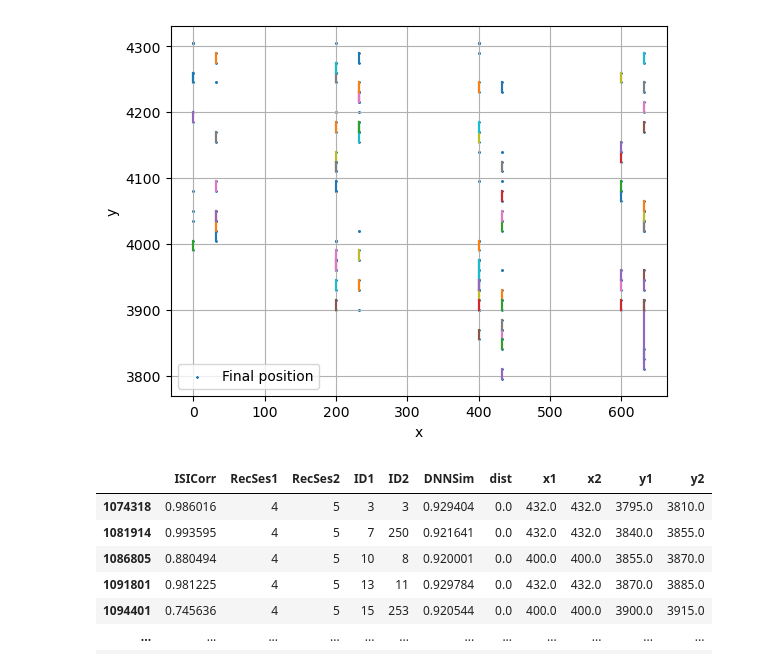
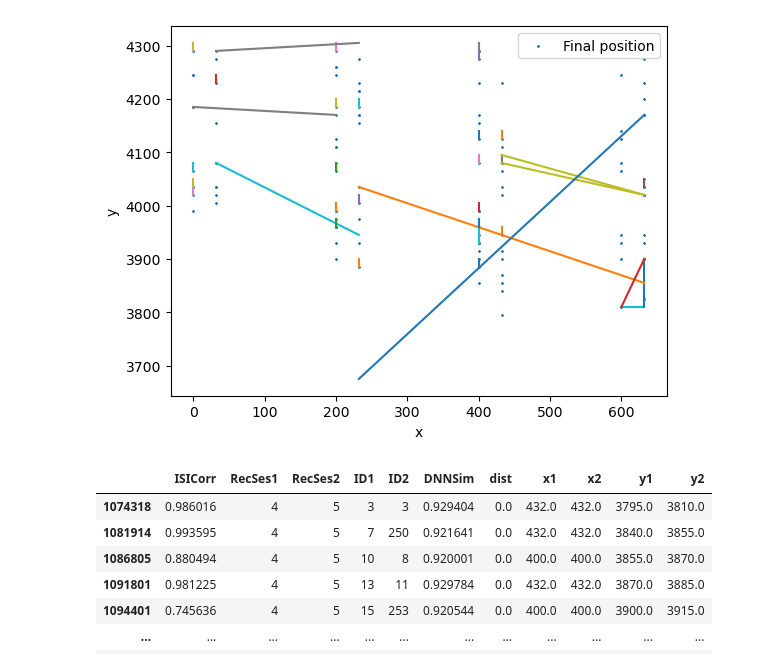
Before and after one commit to suyash144/DeepMatch, a Jupyter notebook: plotting/neuron_pos.ipynb, the cells around one changed output. Drawn from its saved outputs; the diff is of its cells as text; code cells hidden in the pictures.

```diff
--- a/plotting/neuron_pos.ipynb
+++ b/plotting/neuron_pos.ipynb
@@ -53,6 +53,16 @@ matches_across = remove_split_units(mt_path, within, matches_across, thresh, "DN
 um_matches = remove_split_units(mt_path, within, um_matches, thresh_um, "MatchProb")
 
 filtered_matches = spatial_filter(mt_path, matches_across, 20, plot_drift=False)
+# %%
+exp_ids, metadata = mtpath_to_expids(mt_path, matches_across)
+test_data_root = mt_path[:mt_path.find(metadata["mouse"])]
+positions = {}
+for recses, exp_id in exp_ids.items():
+    fp = os.path.join(test_data_root, metadata["mouse"], metadata["probe"],
+                        metadata["loc"], exp_id, "processed_waveforms")
+    pos_dict = read_pos(fp)
+    positions[recses] = pd.DataFrame(pos_dict)
+corrections = get_corrections(matches_across, positions)
 # %%
 exp_ids, metadata = mtpath_to_expids(mt_path, matches_across)
 test_data_root = mt_path[:mt_path.find(metadata["mouse"])]
@@ -108,6 +118,18 @@ def add_pos(df):
         df.at[idx, "y2"] = pos2["y"].item()
     return df
 
+def add_dc_pos(df):
+    'Adds drift corrected positions rather than raw positions.'
+    df.insert(len(df.columns), "y2dc", '')
+    for idx, match in df.iterrows():
+        df1 = positions[match["RecSes1"]]
+        df2 = positions[match["RecSes2"]]
+        pos1=df1.loc[df1["file"]==match["ID1"]]
+        pos2=df2.loc[df2["file"]==match["ID2"]]
+        correction = corrections.loc[(corrections["rec1"]==match["RecSes1"]) & (corrections["rec2"]==match["RecSes2"])
+                                     & (corrections["shank"]==round(match["x1"], -2)), "ydiff"]
+        df.at[idx, "y2dc"] = pos2["y"].item() - correction.item()
+    return df
 # across_samples = across.sample(10)
 
 
@@ -137,23 +159,27 @@ def add_pos(df):
 #     no_dc.at[idx, "y2"] = pos2["y"].item()
 
 # filtered_matches = add_pos(filtered_matches)
-shank_filtered = add_pos(shank_filtered)
+# shank_filtered = add_pos(shank_filtered)
+# filtered_matches = add_dc_pos(filtered_matches)
+# matches_across = add_pos(matches_across)
+# matches_across = add_dc_pos(matches_across)
+
+matches_across = spatial_filter(mt_path, matches_across, 1e10, False, False)
 # %%
-one_way = filtered_matches.loc[(matches_across["RecSes1"]==rec1) & (matches_across["RecSes2"]==rec2)]
-# no_dc_one_way = no_dc.loc[(no_dc["RecSes1"]==rec1) & (no_dc["RecSes2"]==rec2)]
+one_way = filtered_matches.loc[(filtered_matches["RecSes1"]==rec1) & (filtered_matches["RecSes2"]==rec2)]
+one_way_no_spatial = matches_across.loc[(matches_across["RecSes1"]==rec1) & (matches_across["RecSes2"]==rec2)]
 shank_filtered_one_way = shank_filtered.loc[(shank_filtered["RecSes1"]==rec1) & (shank_filtered["RecSes2"]==rec2)]
-for idx, row in shank_filtered.iterrows():
-    plt.plot([row["x1"], row["x2"]], [row["y1"], row["y2"]])
+for idx, row in one_way_no_spatial.iterrows():
+    plt.plot([row["x1"], row["x2"]], [row["y1"], row["y2dc"]])
 # for idx, row in across_samples.iterrows():
 #     plt.plot([row["x1"], row["x2"]], [row["y1"], row["y2"]])
-plt.scatter(shank_filtered["x2"], shank_filtered["y2"], s=1, label="Final position", marker='*')
+plt.scatter(one_way_no_spatial["x2"], one_way_no_spatial["y2dc"], s=1, label="Final position", marker='*')
 plt.xlabel("x")
 plt.ylabel("y")
 plt.legend()
-plt.grid()
 plt.show()
 # %% [output]
-[figure, old version]
+[figure, new version]
 # %%
 one_way
 # %% [output]
```
Also changed, not shown: 1 other file.
